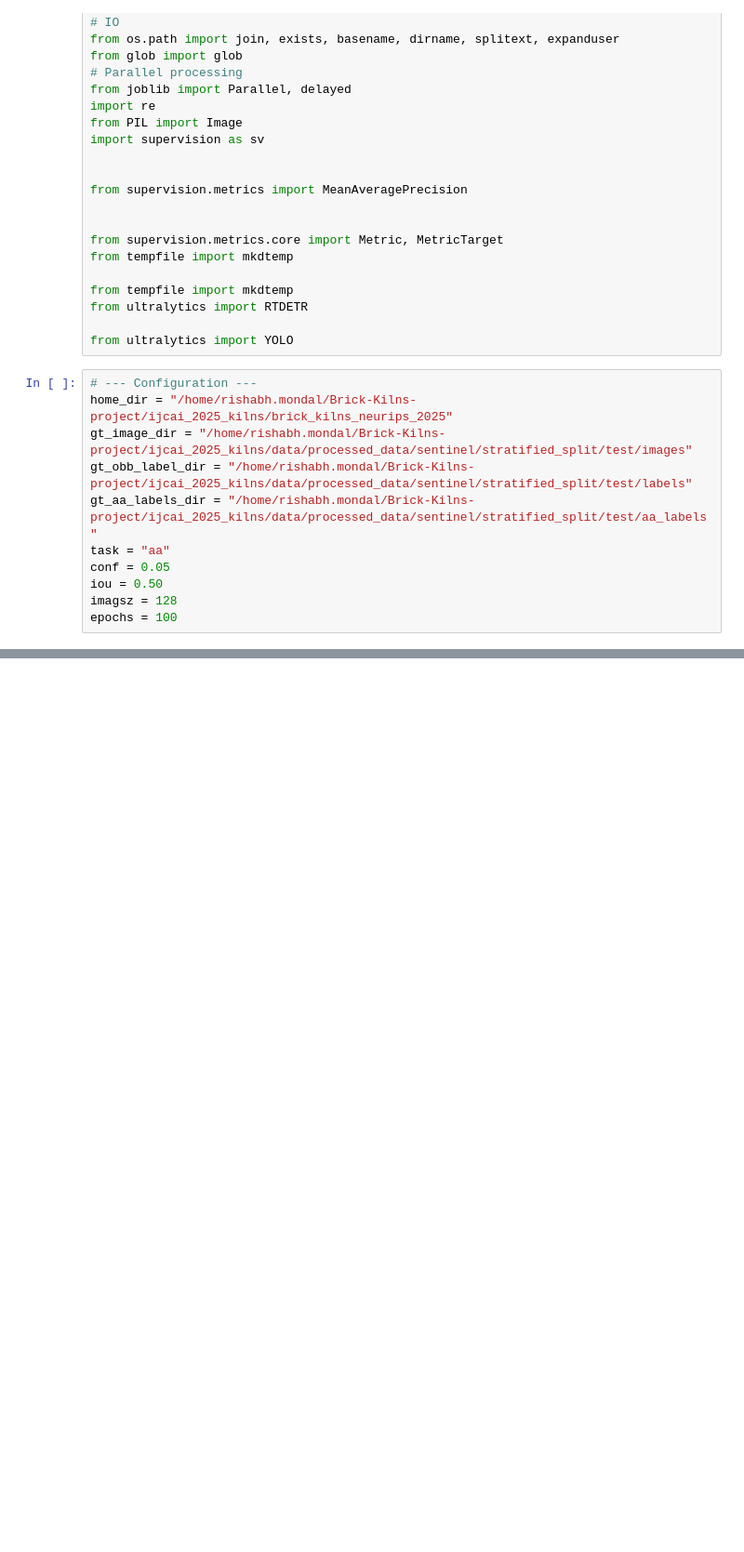
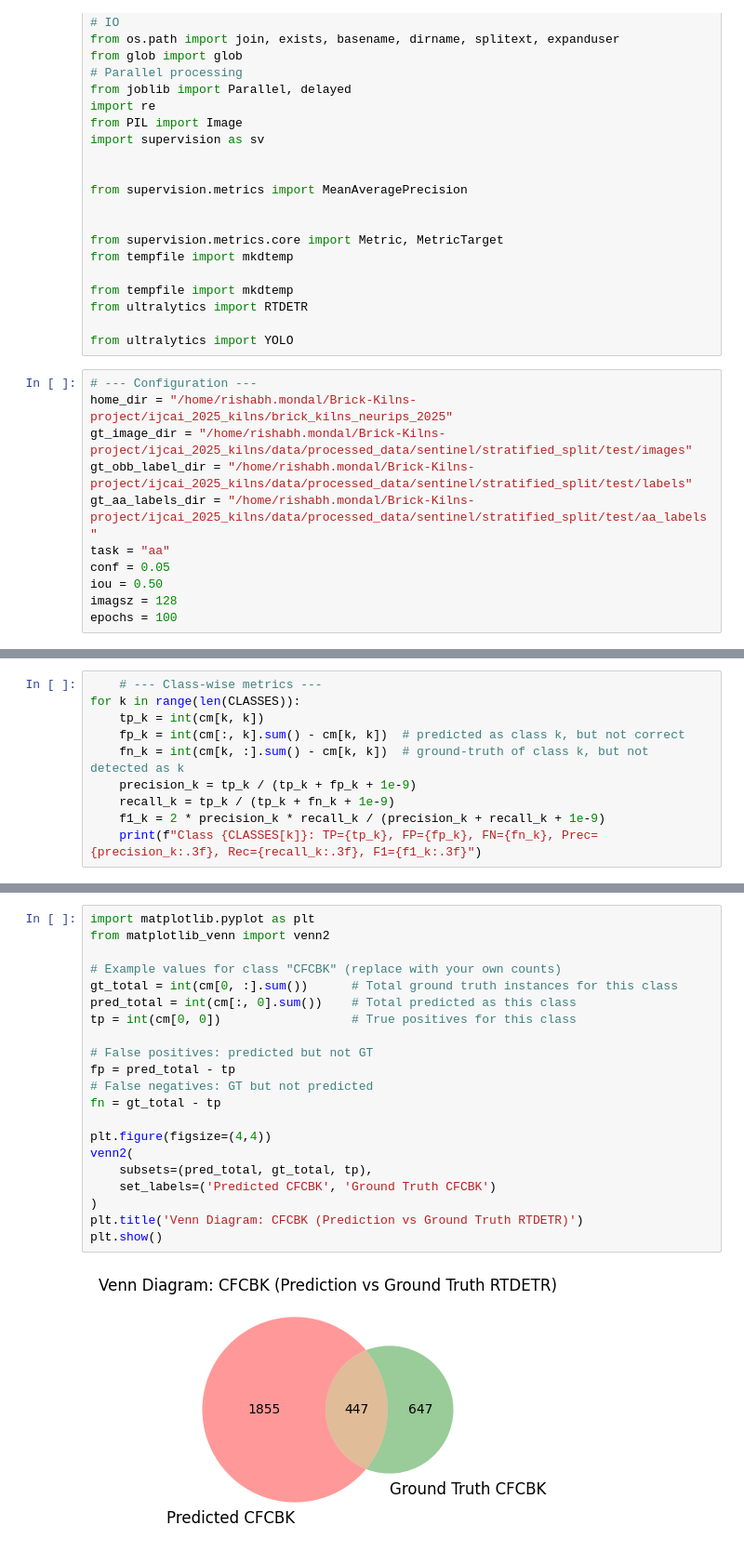
Before and after one commit to rishabh-mondal/brick_kilns_neurips_2025, a Jupyter notebook: notebooks/ultraanalytics_eval.ipynb, the cells around one changed output, grey strips where cells are left out. Shown at 93% size. Drawn from its saved outputs; the diff is of its cells as text; blank space fills up the shorter version.

```diff
--- a/notebooks/ultraanalytics_eval.ipynb
+++ b/notebooks/ultraanalytics_eval.ipynb
@@ -276,0 +347,10 @@ Plot of Confusion Matrix at IoU 0.5
+# %%
+    # --- Class-wise metrics ---
+for k in range(len(CLASSES)):
+    tp_k = int(cm[k, k])
+    fp_k = int(cm[:, k].sum() - cm[k, k])  # predicted as class k, but not correct
+    fn_k = int(cm[k, :].sum() - cm[k, k])  # ground-truth of class k, but not detected as k
+    precision_k = tp_k / (tp_k + fp_k + 1e-9)
+    recall_k = tp_k / (tp_k + fn_k + 1e-9)
+    f1_k = 2 * precision_k * recall_k / (precision_k + recall_k + 1e-9)
+    print(f"Class {CLASSES[k]}: TP={tp_k}, FP={fp_k}, FN={fn_k}, Prec={precision_k:.3f}, Rec={recall_k:.3f}, F1={f1_k:.3f}")
@@ -302,0 +515,23 @@ Plot of Confusion Matrix at IoU 0.5
+# %%
+import matplotlib.pyplot as plt
+from matplotlib_venn import venn2
+
+# Example values for class "CFCBK" (replace with your own counts)
+gt_total = int(cm[0, :].sum())      # Total ground truth instances for this class
+pred_total = int(cm[:, 0].sum())    # Total predicted as this class
+tp = int(cm[0, 0])                  # True positives for this class
+
+# False positives: predicted but not GT
+fp = pred_total - tp
+# False negatives: GT but not predicted
+fn = gt_total - tp
+
+plt.figure(figsize=(4,4))
+venn2(
+    subsets=(pred_total, gt_total, tp),
+    set_labels=('Predicted CFCBK', 'Ground Truth CFCBK')
+)
+plt.title('Venn Diagram: CFCBK (Prediction vs Ground Truth RTDETR)')
+plt.show()
+# %% [output]
+[figure, added]
```
Also changed, not shown: parts of 12 cells of this notebook, 25 other files.
